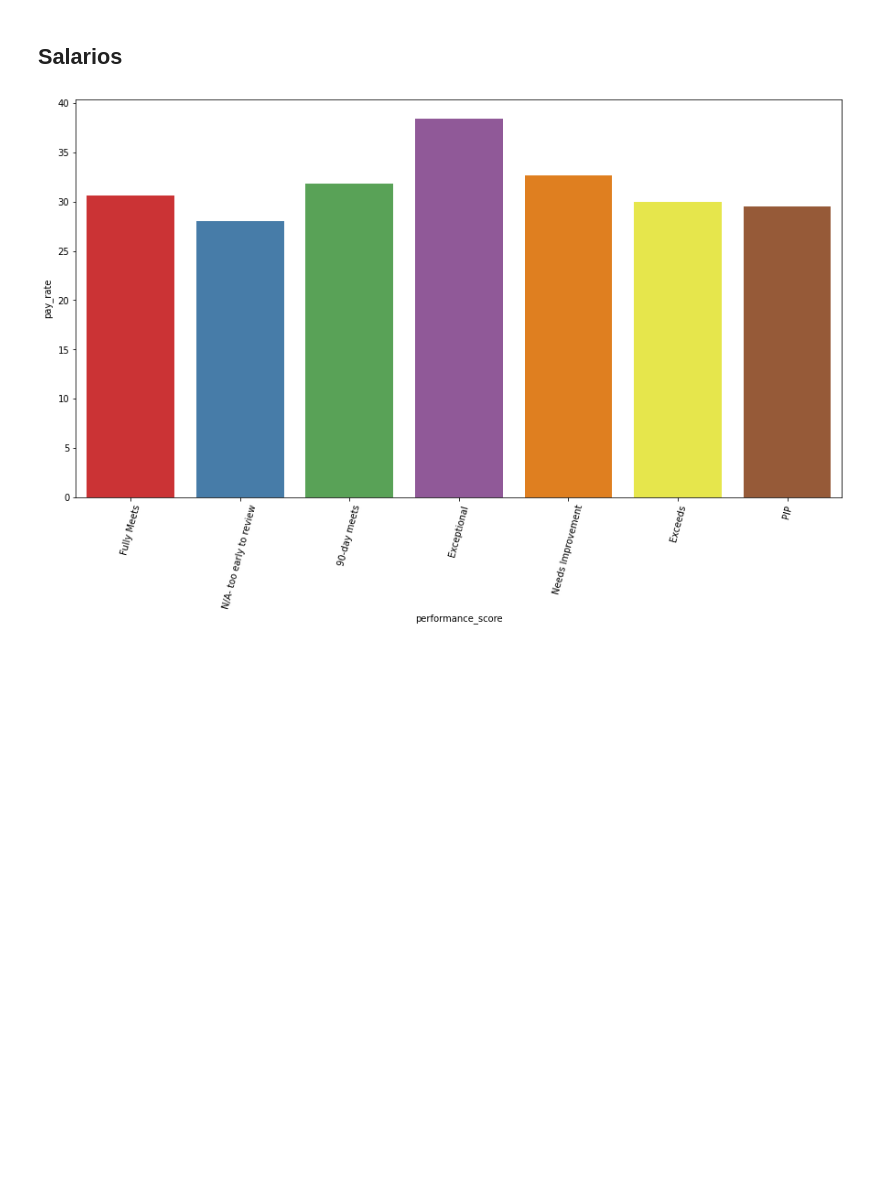
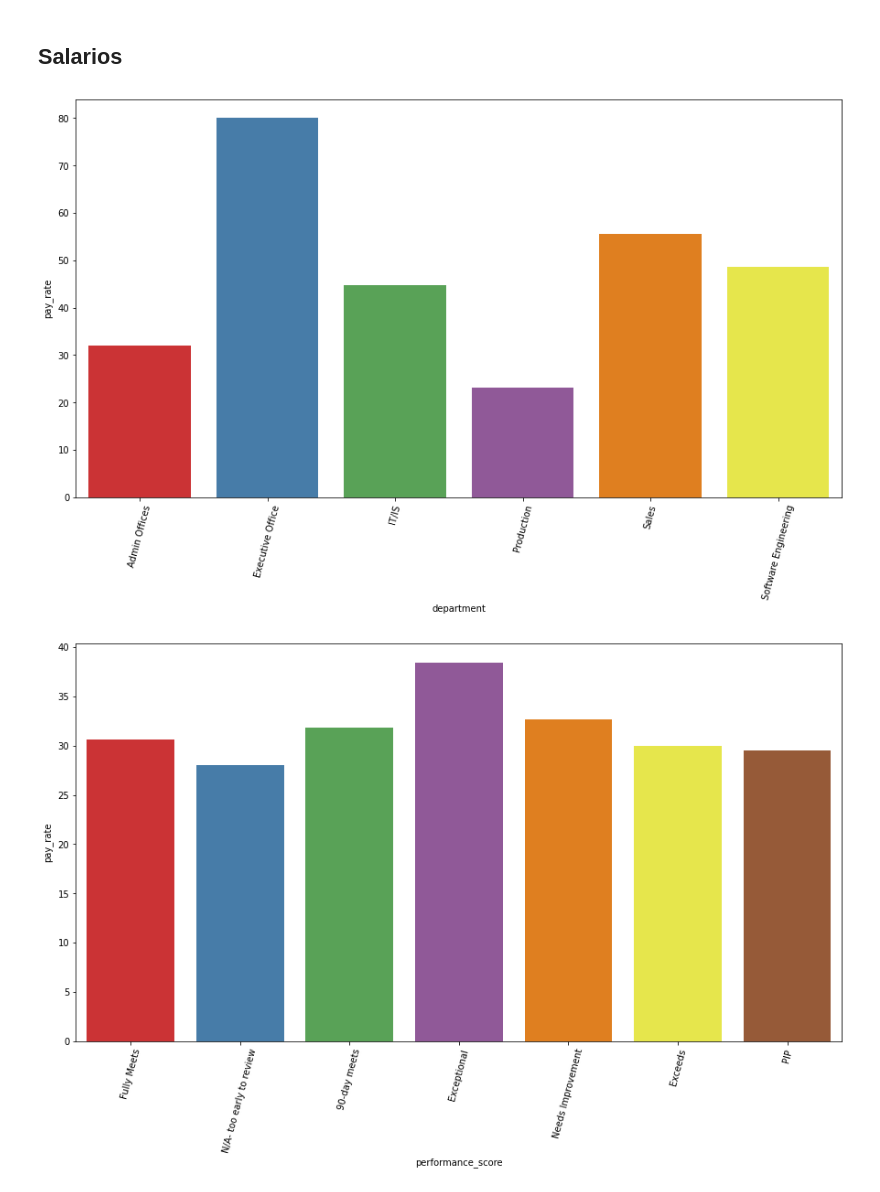
Before and after one commit to YonatanRA/sesame_hr_datatalk, a Jupyter notebook: notebooks/01 - Analisis exploratorio.ipynb, the cells around one changed output. Saved outputs shown, nothing was run; the diff lists cells and outputs as text; code cells hidden in the pictures; blank space fills up the shorter version.

```diff
--- a/notebooks/01 - Analisis exploratorio.ipynb
+++ b/notebooks/01 - Analisis exploratorio.ipynb
@@ -128,4 +128,15 @@ memory usage: 51.7+ KB
 data.fillna(0, inplace=True)
 # %% [markdown]
 ## Salarios
+# %%
+# salarios por departamento
+
+data.department=data.department.apply(lambda x: x.strip())
+
+plt.figure(figsize=(15, 8))
+
+sns.barplot(x='department', y='pay_rate', data=data, palette='Set1', ci=None)
+plt.xticks(rotation=75);
+# %% [output]
+[figure, added]
 # %%
```
Also changed, not shown: parts of 11 cells of this notebook.
